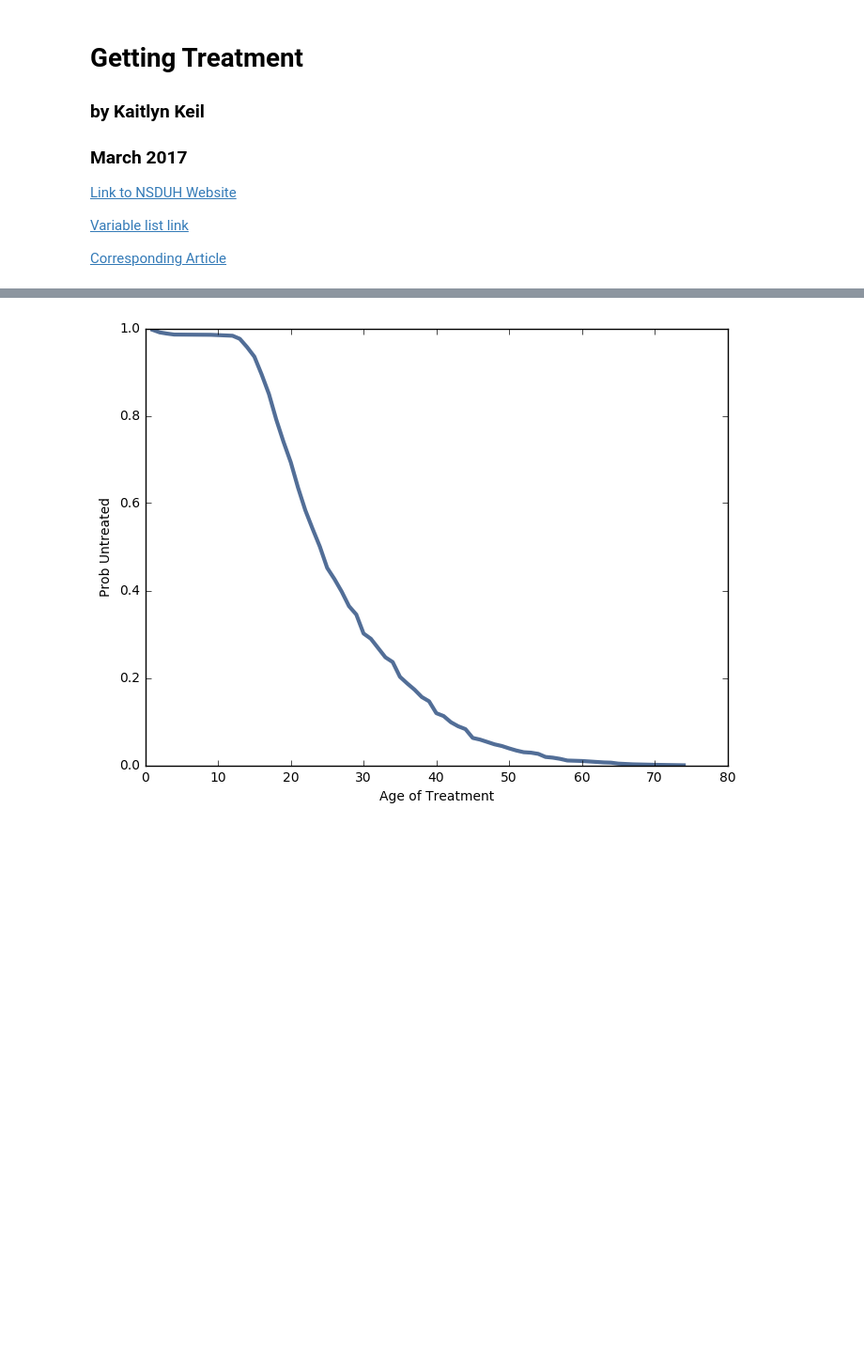
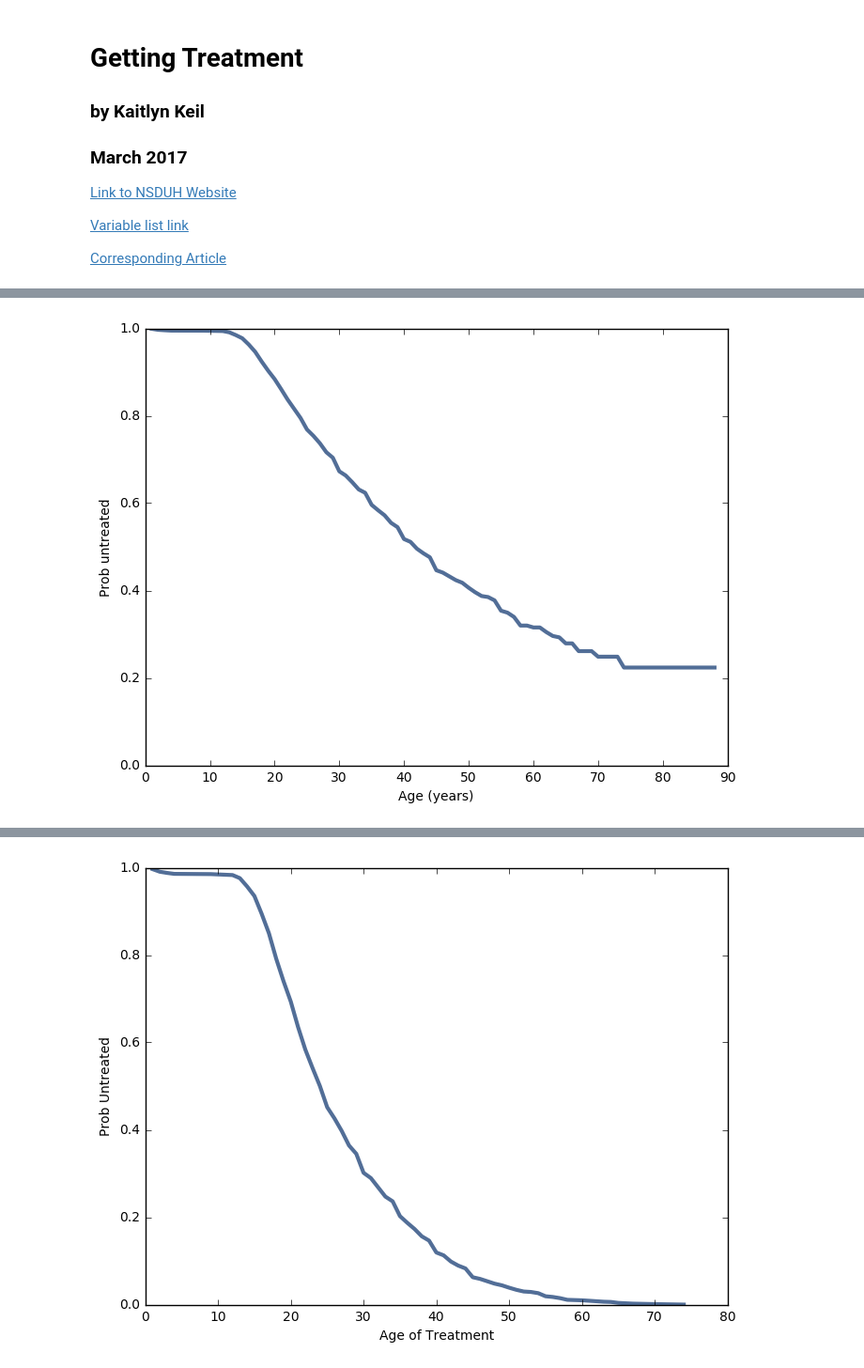
Before and after one commit to KaitlynKeil/ThinkStats2, a Jupyter notebook: code/report2.ipynb, the cells around one changed output, grey strips where cells are left out. Shown: that part at 94% size. Saved outputs shown, nothing was run; the diff lists cells and outputs as text; code cells hidden in the pictures; blank space fills up the shorter version.

```diff
--- a/code/report2.ipynb
+++ b/code/report2.ipynb
@@ -165,3 +182,12 @@ See the caveats in the documentation: http://pandas.pydata.org/pandas-docs/stabl
+# %%
+sf = hf.MakeSurvival()
+thinkplot.Plot(sf)
+thinkplot.Config(xlabel='Age (years)',
+                 ylabel='Prob untreated',
+                 ylim=[0, 1])
+thinkplot.Show()
+# %% [output]
+[figure, added]
 # %%
 # Find the percentage of people who have had an alcohol dependency or abused alcohol
 #  in the last year and have gotten treatment
```
Also changed, not shown: parts of 11 cells of this notebook, 1 other file.
